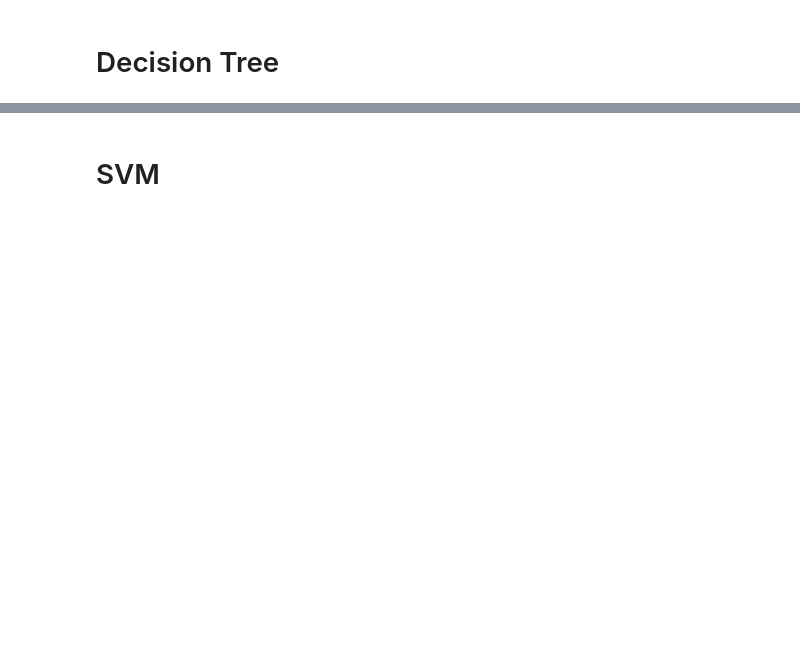
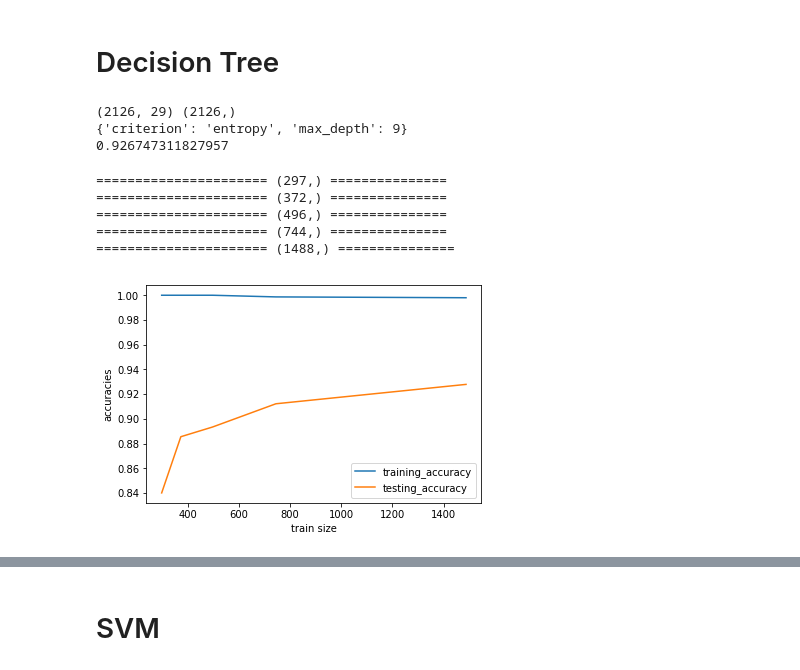
Before and after one commit to kerrywang/machine-learning-pr2, a Jupyter notebook: Fetal-Heart-Rate-Data.ipynb, the cells around one changed output, grey strips where cells are left out. Drawn from its saved outputs; the diff is of its cells as text; code cells hidden in the pictures; blank space fills up the shorter version.

```diff
--- a/Fetal-Heart-Rate-Data.ipynb
+++ b/Fetal-Heart-Rate-Data.ipynb
@@ -203,3 +256,62 @@ accuracies_vs_trainsize(X_train, y_train, X_test, y_test, classifier_generator,
 # %% [markdown]
 # Decision Tree
+# %%
+from sklearn import tree
+from IPython.display import Image
+import os
+from sklearn.model_selection import train_test_split
+from sklearn.model_selection import RandomizedSearchCV
+from sklearn.tree._tree import TREE_LEAF
+from scipy.stats import randint
+
+y = train['NSP'].values
+X = train[list_to_normalize].values
+print (X.shape, y.shape)
+
+X_train, X_test, y_train, y_test = train_test_split(
+    X, y, test_size=0.3, random_state=0)
+
+# Z score standardizaition making the dataset zero mean
+std_scale = preprocessing.StandardScaler().fit(X_train)
+X_train = std_scale.transform(X_train)
+X_test = std_scale.transform(X_test)
+
+# Setup the parameters and distributions to sample from: param_dist
+param_dist = {"max_depth": range(1, 12),
+              "criterion": [ "entropy", "gini"]}
+
+
+# Instantiate a Decision Tree classifier: tree
+dctree = DecisionTreeClassifier()
+
+# Instantiate the RandomizedSearchCV object: tree_cv
+tree_cv = GridSearchCV(dctree, param_dist, cv=5, return_train_score=True)
+
+# Fit it to the data
+tree_cv.fit(X_train, y_train)
+
+print (tree_cv.best_params_)
+print (tree_cv.best_score_)
+# %% [output]
+(2126, 29) (2126,)
+{'criterion': 'entropy', 'max_depth': 9}
+0.926747311827957
+# %%
+def classifier_generator():
+    return tree.DecisionTreeClassifier(max_depth=12, criterion='gini')
+
+def accuracy_evaluation(xtrain, ytrain, xtest, ytest, classifier):
+    classifier.fit(xtrain, ytrain)
+    train_accuracy = metrics.accuracy_score(classifier.predict(xtrain), ytrain)
+    test_accuracy = metrics.accuracy_score(classifier.predict(xtest), ytest)
+    return train_accuracy, test_accuracy
+
+accuracies_vs_trainsize(X_train, y_train, X_test, y_test, classifier_generator, accuracy_evaluation)
+# %% [output]
+====================== (297,) ===============
+====================== (372,) ===============
+====================== (496,) ===============
+====================== (744,) ===============
+====================== (1488,) ===============
+[figure, added]
 # %%
```
Also changed, not shown: parts of 29 cells of this notebook, 10 other files.
